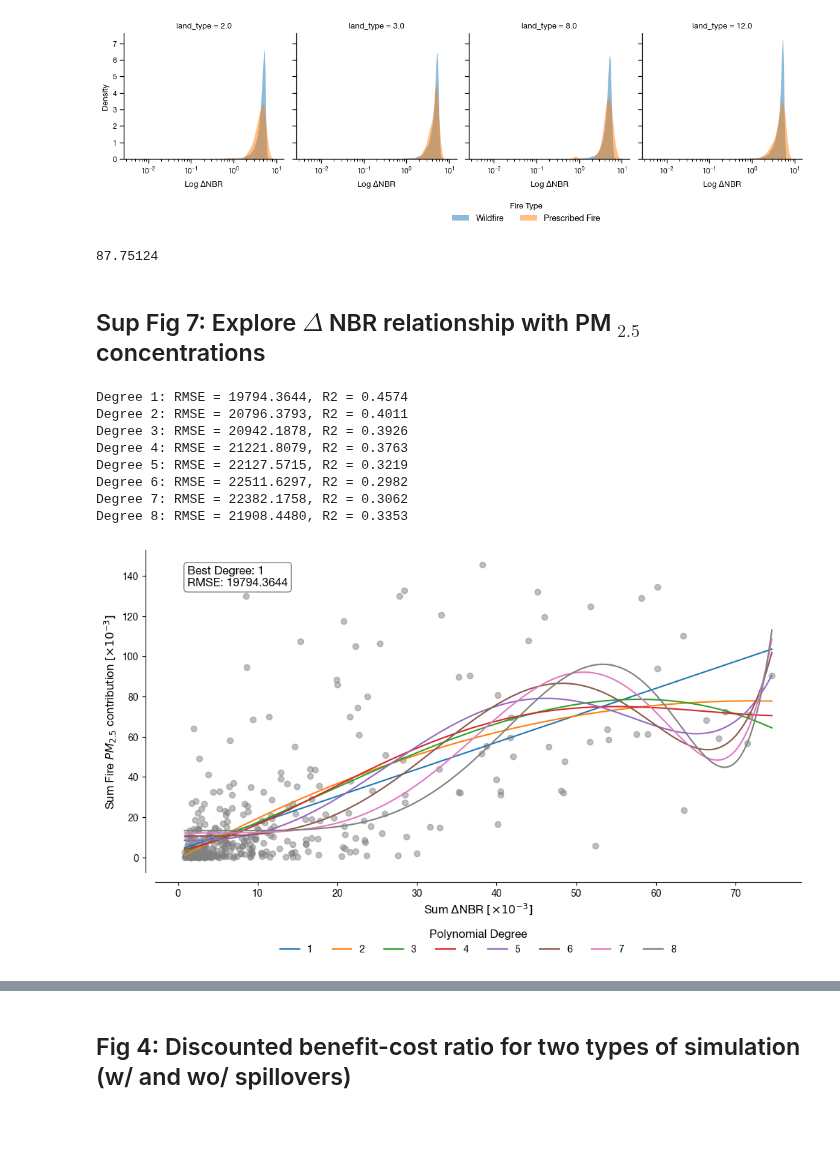
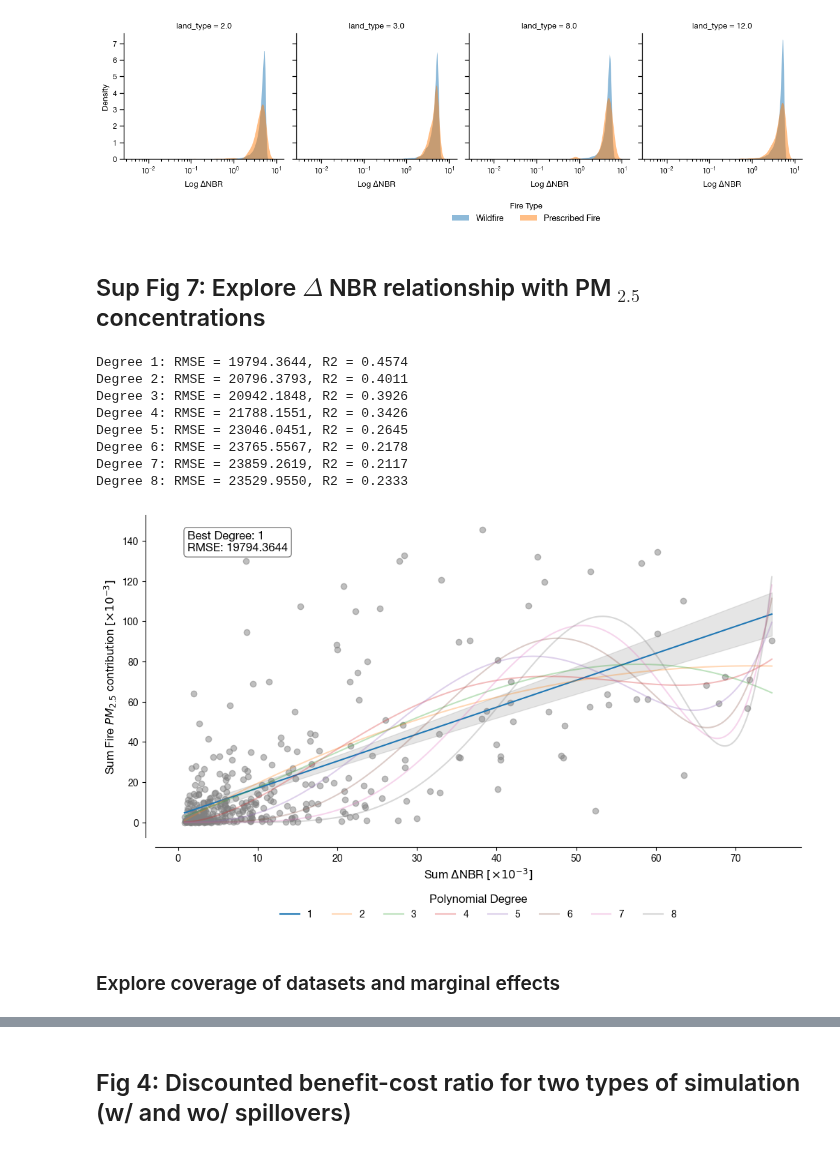
Before and after one commit to echolab-stanford/prescribed_fires, a Jupyter notebook: analysis/simulation_replication.ipynb, the cells around one changed output, grey strips where cells are left out. Saved outputs shown, nothing was run; the diff lists cells and outputs as text; code cells hidden in the pictures.

```diff
--- a/analysis/simulation_replication.ipynb
+++ b/analysis/simulation_replication.ipynb
@@ -243,23 +246,13 @@ plt.savefig(
 )
 # %% [output]
 [figure]
-# %%
-rx_fire_dnbr = dnbr[
-    dnbr.event_id.isin(
-        mtbs[mtbs.Incid_Type == "Prescribed Fire"].Event_ID.tolist()
-    )
-].dnbr.mean()
-rx_fire_dnbr
-# %% [output]
-87.75124
 # %% [markdown]
 ## Sup Fig 7: Explore $\Delta$ NBR relationship with PM $_{2.5}$ concentrations
 # %%
 import matplotlib.pyplot as plt
 import numpy as np
 import pandas as pd
-from sklearn.linear_model import LinearRegression
-from sklearn.metrics import mean_squared_error, r2_score
+import statsmodels.api as sm
 from sklearn.model_selection import train_test_split
 from sklearn.preprocessing import PolynomialFeatures
 
@@ -275,7 +268,7 @@ def find_best_polynomial_fit(
     quantile_range=(0.025, 0.975),
 ):
     """
-    Finds the best polynomial fit between two columns in a DataFrame using RMSE.
+    Finds the best polynomial fit between two columns in a DataFrame using RMSE and R-squared.
 
     Parameters
     ----------
@@ -318,8 +311,9 @@ def find_best_polynomial_fit(
         X, y, test_size=test_size, random_state=random_state
     )
 
-    # Store RMSE values for each degree
-    rmse_scores, r2_scores = [], []
+    # Store RMSE and R-squared values for each degree
+    rmse_scores = []
+    r2_scores = []
 
     # Plot setup
     fig, ax = plt.subplots(figsize=(10, 6))
@@ -332,27 +326,49 @@ def find_best_polynomial_fit(
         X_train_poly = poly.fit_transform(X_train)
         X_test_poly = poly.transform(X_test)
 
-        # Fit the model
-        model = LinearRegression()
-        model.fit(X_train_poly, y_train)
+        # Fit the model using statsmodels
+        model = sm.OLS(y_train, X_train_poly).fit()
 
         # Predict on the test set
         y_pred = model.predict(X_test_poly)
 
         # Calculate RMSE
-        rmse = np.sqrt(mean_squared_error(y_test, y_pred))
+        residuals = y_test - y_pred
+        rmse = np.sqrt(np.mean(residuals**2))
         rmse_scores.append((degree, rmse))
 
         # Calculate R-squared
-        r2 = r2_score(y_test, y_pred)
+        ss_total = np.sum((y_test - np.mean(y_test)) ** 2)
+        ss_residual = np.sum(residuals**2)
+        r2 = 1 - (ss_residual / ss_total)
         r2_scores.append((degree, r2))
 
         # Plot the fit
         X_plot = np.linspace(X.min(), X.max(), 500).reshape(-1, 1)
-        y_plot = model.predict(poly.transform(X_plot))
-        ax.plot(X_plot / 1000, y_plot / 1000, label=f"{degree}")
+        X_plot_poly = poly.transform(X_plot)
+        y_plot = model.predict(X_plot_poly)
+        ax.plot(
+            X_plot / 1000,
+            y_plot / 1000,
+            label=f"{degree}",
+            alpha=1 if degree == 1 else 0.3,
+        )
 
-    # Display RMSE scores
+        # Calculate confidence intervals for the predictions
+        if degree == 1:
+            predictions = model.get_prediction(X_plot_poly)
+            ci = predictions.conf_int(alpha=0.05)
+            ci_lower = ci[:, 0]
+            ci_upper = ci[:, 1]
+            ax.fill_between(
+                X_plot.squeeze() / 1000,
+                ci_lower / 1000,
+                ci_upper / 1000,
+                color="gray",
+                alpha=0.2,
+            )
+
+    # Display RMSE and R-squared scores
     for degree, rmse, r2 in zip(degrees, rmse_scores, r2_scores):
         print(f"Degree {degree}: RMSE = {rmse[1]:.4f}, R2 = {r2[1]:.4f}")
 
@@ -363,7 +379,7 @@ def find_best_polynomial_fit(
         0.05,
         0.95,
         f"Best Degree: {best_degree}\nRMSE: {best_rmse:.4f}",
-        transform=plt.gca().transAxes,
+        transform=ax.transAxes,
         fontsize=12,
         verticalalignment="top",
         bbox=dict(boxstyle="round", facecolor="white", alpha=0.5),
@@ -386,40 +402,42 @@ def find_best_polynomial_fit(
         xlab=r"Sum $\Delta$NBR $[\times 10^{-3}]$",
         ylab=r"Sum Fire $PM_{2.5}$ contribution $[\times 10^{-3}]$ ",
     )
 
 
 smoke_linked = pd.read_feather(
     "/mnt/sherlock/oak/prescribed_data/processed/smoke_linking/severity_emissions_linked.feather"
 )
 
 
 # Assuming `smoke_linked` is your DataFrame
 find_best_polynomial_fit(
     smoke_linked,
     x_col="sum_severity",
     y_col="sum_contrib",
     degrees=range(1, 9),
     remove_outliers=True,
     quantile_range=(0.025, 0.90),
 )
 
 # Save the plot as a PDF
 plt.savefig(
     "../figs/smoke_linked_polynomial_fit.pdf",
     bbox_inches="tight",
     dpi=300,
     transparent=True,
 )
 # %% [output]
 Degree 1: RMSE = 19794.3644, R2 = 0.4574
 Degree 2: RMSE = 20796.3793, R2 = 0.4011
-Degree 3: RMSE = 20942.1878, R2 = 0.3926
-Degree 4: RMSE = 21221.8079, R2 = 0.3763
-Degree 5: RMSE = 22127.5715, R2 = 0.3219
-Degree 6: RMSE = 22511.6297, R2 = 0.2982
-Degree 7: RMSE = 22382.1758, R2 = 0.3062
-Degree 8: RMSE = 21908.4480, R2 = 0.3353
+Degree 3: RMSE = 20942.1848, R2 = 0.3926
+Degree 4: RMSE = 21788.1551, R2 = 0.3426
+Degree 5: RMSE = 23046.0451, R2 = 0.2645
+Degree 6: RMSE = 23765.5567, R2 = 0.2178
+Degree 7: RMSE = 23859.2619, R2 = 0.2117
+Degree 8: RMSE = 23529.9550, R2 = 0.2333
-[figure, old version]
+[figure, new version]
+# %% [markdown]
+### Explore coverage of datasets and marginal effects
 # %%
 smoke_linked = pd.read_feather(
     "/mnt/sherlock/oak/prescribed_data/processed/smoke_linking/severity_emissions_linked.feather"
```
Also changed, not shown: parts of 27 cells of this notebook, 6 other files.
